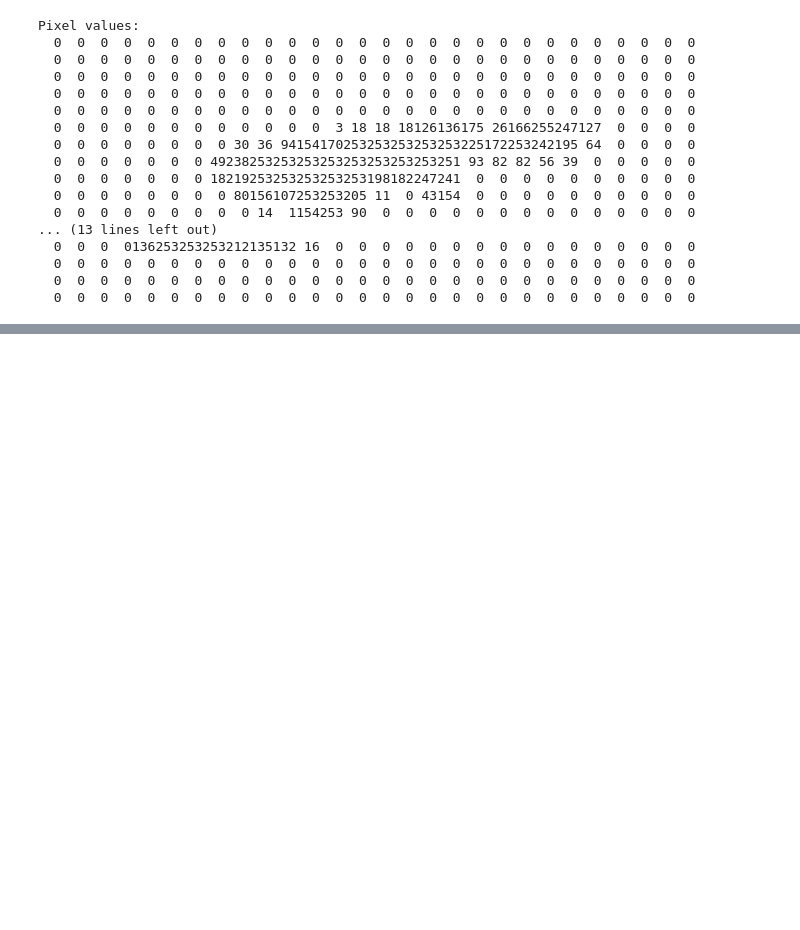
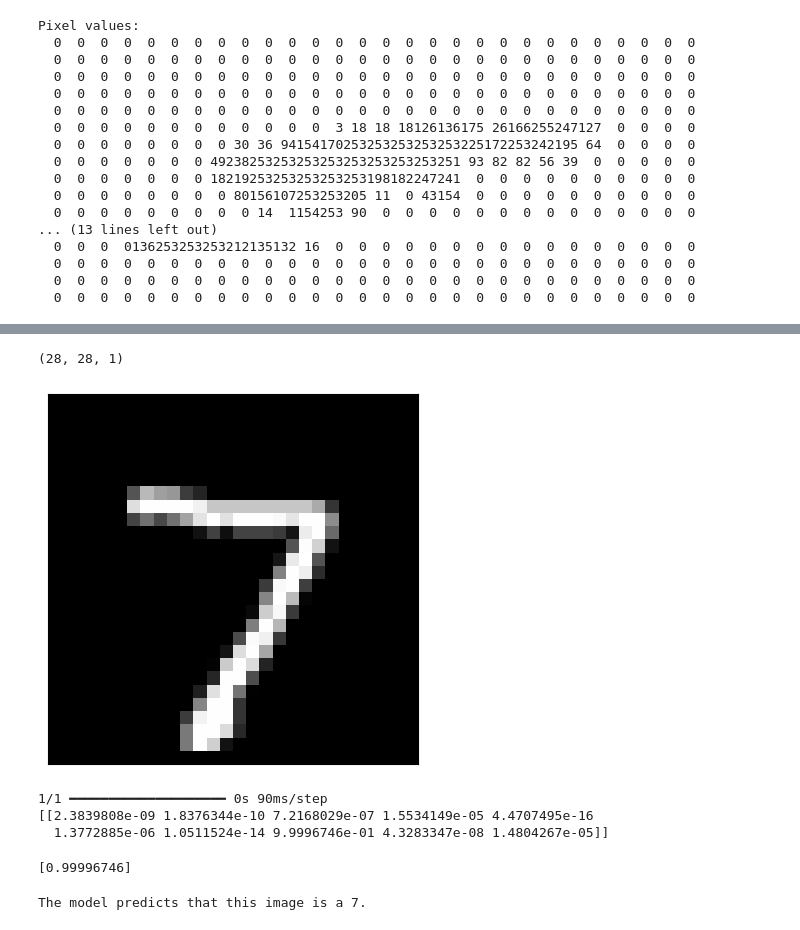
Before and after one commit to Zeeshier/Deep_Learning, a Jupyter notebook: 03. Convolutional Neural Network (CNN).ipynb, the cells around one changed output, grey strips where cells are left out. Drawn from its saved outputs; the diff is of its cells as text; code cells hidden in the pictures; blank space fills up the shorter version.

```diff
--- a/03. Convolutional Neural Network (CNN).ipynb
+++ b/03. Convolutional Neural Network (CNN).ipynb
@@ -67,3 +67,7 @@ Pixel values:
   0  0  0  0  0  0  0  0  0  0  0  0  0  0  0  0  0  0  0  0  0  0  0  0  0  0  0  0
   0  0  0  0  0  0  0  0  0  0  0  0  0  0  0  0  0  0  0  0  0  0  0  0  0  0  0  0
   0  0  0  0  0  0  0  0  0  0  0  0  0  0  0  0  0  0  0  0  0  0  0  0  0  0  0  0
+# %%
+# also need to change the data type to float32 Data Normalize
+X_train = X_train.astype('float32') / 255.0
+X_test = X_test.astype('float32') /255.0
@@ -69,0 +99,4 @@ Pixel values:
+# %%
+# Reshape the images to have a channel dimension
+X_train = X_train.reshape(X_train.shape[0], 28,28,1)
+X_test = X_test.reshape(X_test.shape[0],28,28,1)
@@ -69,0 +181,32 @@ Pixel values:
+# %%
+# grab an image
+img = X_test[0]
+# reshape the image to (28, 28, 1)
+img = img.reshape((28, 28, 1))
+print(img.shape)
+# %% [output]
+(28, 28, 1)
+# %%
+plt.imshow(img, cmap="gray")
+plt.xticks([])
+plt.yticks([])
+plt.grid(False)
+plt.show()
+# %% [output]
+[figure, added]
+# %%
+# predict the image
+predictions = model.predict(img.reshape(1, 28, 28, 1))
+print(predictions)
+# %% [output]
+1/1 ━━━━━━━━━━━━━━━━━━━━ 0s 90ms/step
+[[2.3839808e-09 1.8376344e-10 7.2168029e-07 1.5534149e-05 4.4707495e-16
+  1.3772885e-06 1.0511524e-14 9.9996746e-01 4.3283347e-08 1.4804267e-05]]
+# %%
+print(predictions[:,7])
+# %% [output]
+[0.99996746]
+# %%
+print(f"The model predicts that this image is a {predictions.argmax()}.")
+# %% [output]
+The model predicts that this image is a 7.
```
Also changed, not shown: parts of 7 cells of this notebook.
